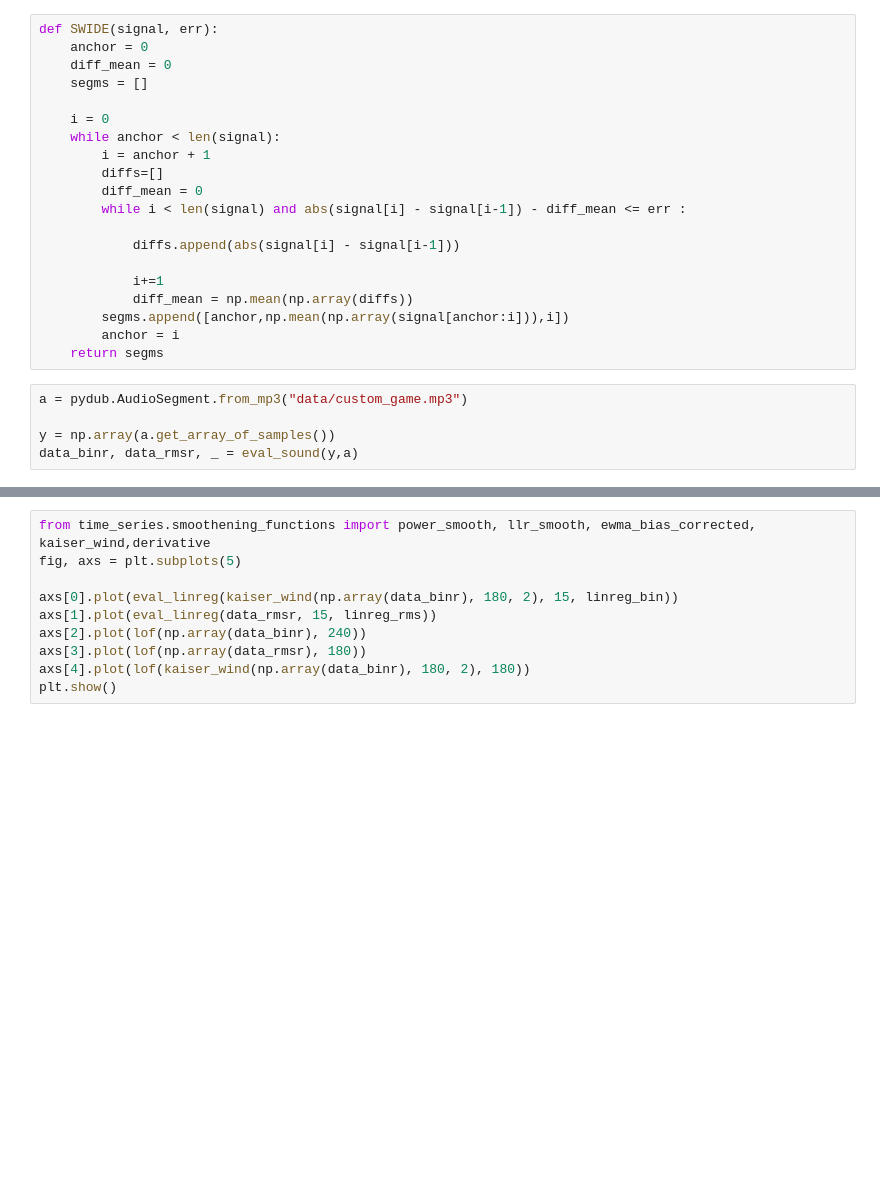
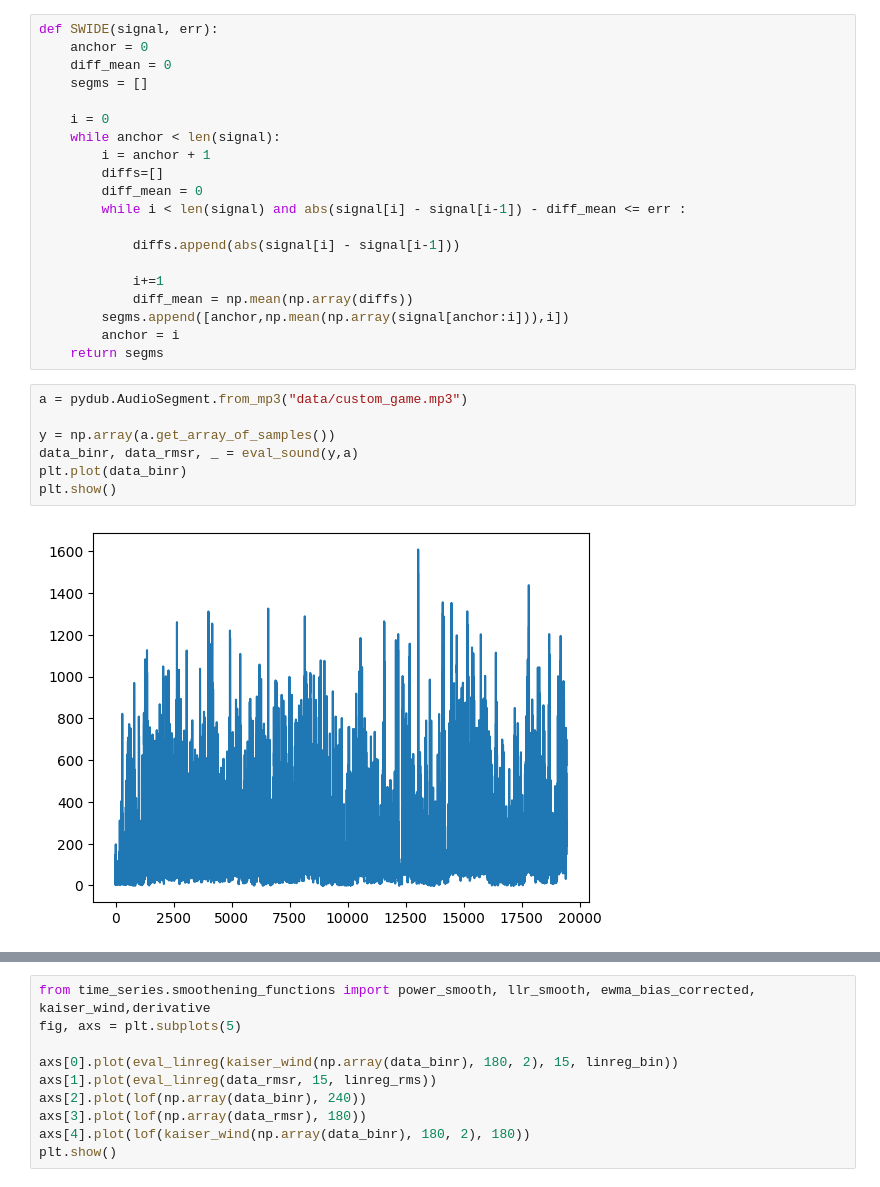
Before and after one commit to NikolayBlagoev/Dota_2_Highlight, a Jupyter notebook: get_anomalies.ipynb, the cells around one changed output, grey strips where cells are left out. Saved outputs shown, nothing was run; the diff lists cells and outputs as text; blank space fills up the shorter version.

```diff
--- a/get_anomalies.ipynb
+++ b/get_anomalies.ipynb
@@ -73,7 +61,11 @@ def SWIDE(signal, err):
 # %%
 a = pydub.AudioSegment.from_mp3("data/custom_game.mp3")
 
 y = np.array(a.get_array_of_samples())
 data_binr, data_rmsr, _ = eval_sound(y,a)
+plt.plot(data_binr)
+plt.show()
+# %% [output]
+[figure, added]
 # %%
 singl_frm = np.loadtxt("data/arr.csv", delimiter = ",")
```
Also changed, not shown: parts of 5 cells of this notebook.
